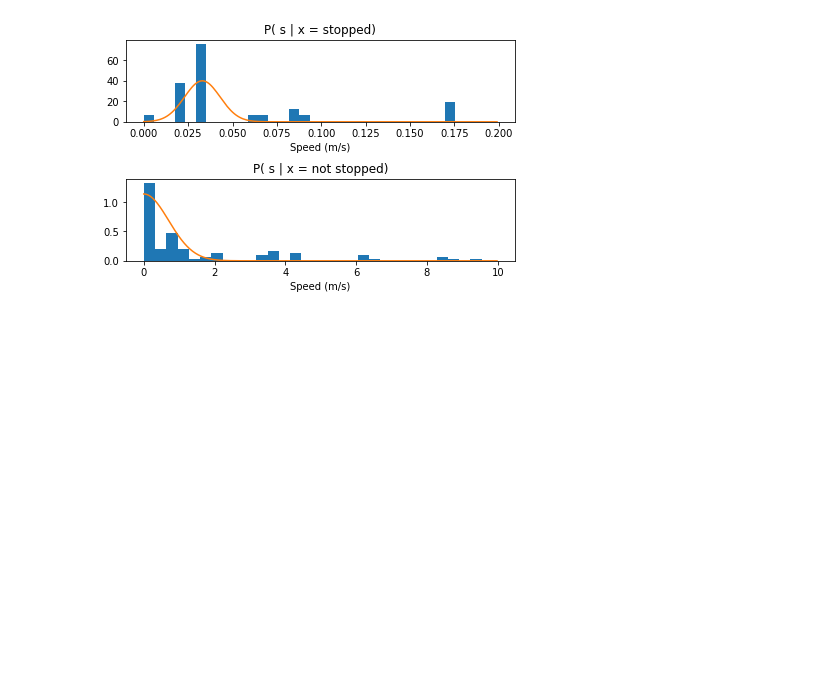
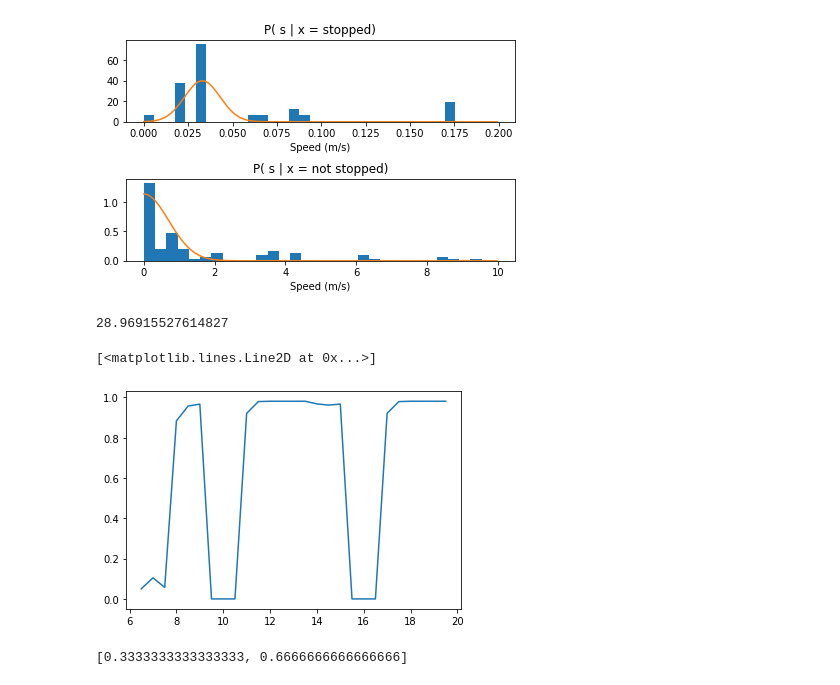
Before and after one commit to daphne-poon/e205, a Jupyter notebook: labs/lab2/Lab2.ipynb, the cells around one changed output. Cells and saved outputs as stored; diff of their text form; code cells hidden in the pictures; blank space fills up the shorter version.

```diff
--- a/labs/lab2/Lab2.ipynb
+++ b/labs/lab2/Lab2.ipynb
@@ -73,7 +110,18 @@ def get_speed(x_vector, y_vector, dt):
+# %%
+# other cars
+car_data_ego = nuscenes_data[["Time (s)","X_ego", "Y_ego"]].dropna()
+speed_with_time_ego = get_speed_with_time(car_data_ego, 0.5)
+car_data_1 = nuscenes_data[["Time (s)","X_1", "Y_1"]].dropna()
+speed_with_time_1 = get_speed_with_time(car_data_1, 0.5)
+car_data_6 = nuscenes_data[["Time (s)","X_6", "Y_6"]].dropna()
+speed_with_time_6 = get_speed_with_time(car_data_6, 0.5)
 # %%
 # stopped cars
 car_4_x, car_4_y = nuscenes_data['X_4'][12:], nuscenes_data['Y_4'][12:]
 speed_4 = get_speed(car_4_x, car_4_y, 0.5)
+
+car_data_4 = nuscenes_data[["Time (s)","X_4", "Y_4"]].dropna()
+speed_with_time_4 = get_speed_with_time(car_data_4, 0.5)
 # %%
 # moving cars
 car_2_x, car_2_y = nuscenes_data['X_2'], nuscenes_data['Y_2']
@@ -82,3 +130,10 @@ car_3_x, car_3_y = nuscenes_data['X_3'], nuscenes_data['Y_3']
 speed_3 = get_speed(car_3_x, car_3_y, 0.5)
 car_5_x, car_5_y = nuscenes_data['X_5'][4:], nuscenes_data['Y_5'][4:]
 speed_5 = get_speed(car_5_x, car_5_y, 0.5)
+
+car_data_2 = nuscenes_data[["Time (s)","X_2", "Y_2"]].dropna()
+speed_with_time_2 = get_speed_with_time(car_data_2, 0.5)
+car_data_3 = nuscenes_data[["Time (s)","X_3", "Y_3"]].dropna()
+speed_with_time_3 = get_speed_with_time(car_data_3, 0.5)
+car_data_5 = nuscenes_data[["Time (s)","X_5", "Y_5"]].dropna()
+speed_with_time_5 = get_speed_with_time(car_data_5, 0.5)
@@ -134,19 +169,7 @@ plt.tight_layout(pad=1.0)
 plt.show()
 # %% [output]
 [figure]
-# %%
-def bayes_filter():
-
-    return
-
-def prediction_step(stopped):
-
-    return
-
-def correction_step():
-    return
-
-prob_s_s = 0.6
-prob_n_s = 0.4
-prob_s_n = 0.25
-prob_n_n = 0.75
+# %%
+norm.pdf(0.025,mu_s,sigma_s)
+# %% [output]
+28.96915527614827
@@ -152,0 +220,19 @@ prob_n_n = 0.75
+# %%
+filter_ego = bayes_filter(speed_with_time_ego)
+filter_1 = bayes_filter(speed_with_time_1)
+filter_2 = bayes_filter(speed_with_time_2)
+filter_3 = bayes_filter(speed_with_time_3)
+filter_4 = bayes_filter(speed_with_time_4)
+filter_5 = bayes_filter(speed_with_time_5)
+filter_6 = bayes_filter(speed_with_time_6)
+
+plt.plot(speed_with_time_4["Time"], filter_4[0])
+# %% [output]
+[<matplotlib.lines.Line2D at 0x...>]
+[figure, added]
+# %%
+bel_x_t = [1,2]
+bel_x_t = [x / (bel_x_t[0]+bel_x_t[1]) for x in bel_x_t]
+bel_x_t
+# %% [output]
+[0.3333333333333333, 0.6666666666666666]
```
Also changed, not shown: parts of 17 cells of this notebook, 3 other files.
